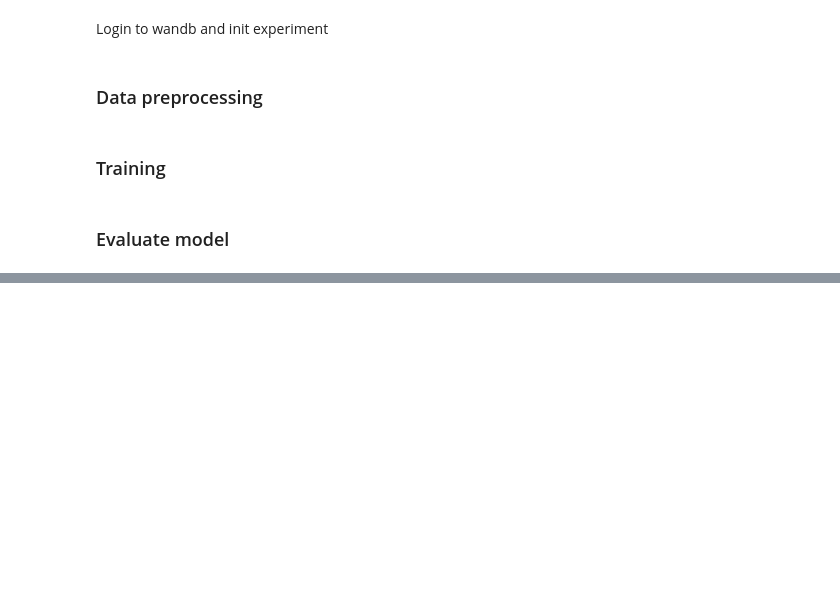
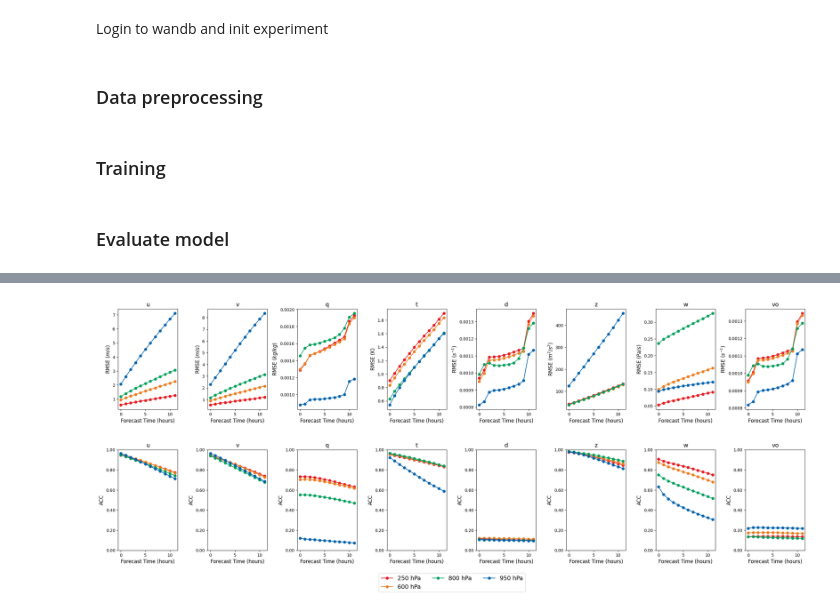
Before and after one commit to SamuReyes/WindFormer, a Jupyter notebook: project/pipeline.ipynb, the cells around one changed output, grey strips where cells are left out. Drawn from its saved outputs; the diff is of its cells as text; code cells hidden in the pictures; blank space fills up the shorter version.

```diff
--- a/project/pipeline.ipynb
+++ b/project/pipeline.ipynb
@@ -55,0 +269,63 @@ run.finish()
+# %%
+import json
+import numpy as np
+import matplotlib.pyplot as plt
+from matplotlib.ticker import FormatStrFormatter
+
+# Cargar los datos desde los archivos JSON
+with open('/home/samuelr/projects/WindViViT/project/metrics-base.json') as f:
+    data_base = json.load(f)
+
+# Definir las variables de interés y niveles de presión
+variables = ['u', 'v', 'q', 't', 'd', 'z', 'w', 'vo']
+pressure_levels = ['250', '600', '800', '950']
+colors = ['#E61A1F', '#EB7D1E', '#009F5B', '#0062AC']  # Colores personalizados para los niveles de presión
+
+# Extraer los datos para las variables en los diferentes niveles de presión
+def extract_data(data, variables, levels):
+    forecast_times = sorted(data.keys(), key=int)
+    rmse = {var: {level: [] for level in levels} for var in variables}
+    acc = {var: {level: [] for level in levels} for var in variables}
+
+    for time in forecast_times:
+        for var in variables:
+            for level in levels:
+                rmse[var][level].append(data[time]['upper_rmse'][var][level])
+                acc[var][level].append(data[time]['upper_acc'][var][level])
+
+    return np.array(forecast_times, dtype=int), rmse, acc
+
+forecast_times, rmse_base, acc_base = extract_data(data_base, variables, pressure_levels)
+
+ylabels_rmse = ['RMSE ($m/s$)', 'RMSE ($m/s$)', 'RMSE ($kg/kg$)', 'RMSE (K)', 'RMSE ($s^{-1}$)', 'RMSE ($m^2/s^2$)', 'RMSE ($Pa/s$)', 'RMSE ($s^{-1}$)']
+ylabels_acc = ['ACC', 'ACC', 'ACC', 'ACC', 'ACC', 'ACC', 'ACC', 'ACC']
+
+fig, axes = plt.subplots(2, len(variables), figsize=(24, 10))  # Ajustar el tamaño de la figura
+
+for i, var in enumerate(variables):
+    for j, level in enumerate(pressure_levels):
+        color = colors[j]  # Asignar color según el nivel de presión
+        # RMSE plots
+        ax = axes[0, i]
+        ax.plot(forecast_times, rmse_base[var][level], 'o-', color=color, label=f'{level} hPa')
+        ax.set_xlabel('Forecast Time (hours)', fontsize=12)
+        ax.set_ylabel(ylabels_rmse[i], fontsize=12)
+        ax.set_title(f'{var}', fontsize=14)
+
+        # ACC plots
+        ax = axes[1, i]
+        ax.plot(forecast_times, acc_base[var][level], 'o-', color=color, label=f'{level} hPa')
+        ax.set_xlabel('Forecast Time (hours)', fontsize=12)
+        ax.set_ylabel(ylabels_acc[i], fontsize=12)
+        ax.set_title(f'{var}', fontsize=14)
+        ax.set_ylim(0, 1.0)  # Limitar el eje y entre 0.7 y 1.0
+        ax.yaxis.set_major_formatter(FormatStrFormatter('%.2f'))  # Ajustar a dos decimales
+
+# Agregar la leyenda fuera del bucle, para evitar repeticiones
+handles, labels = axes[0, 0].get_legend_handles_labels()
+fig.legend(handles, labels, loc='lower center', ncol=3, fontsize=14)
+
+plt.tight_layout()
+plt.subplots_adjust(bottom=0.15, hspace=0.4)  # Aumentar espacio entre los subplots verticalmente
+plt.show()
+# %% [output]
@@ -55,0 +349 @@ run.finish()
+[figure, added]
```
Also changed, not shown: parts of 11 cells of this notebook, 5 other files.
